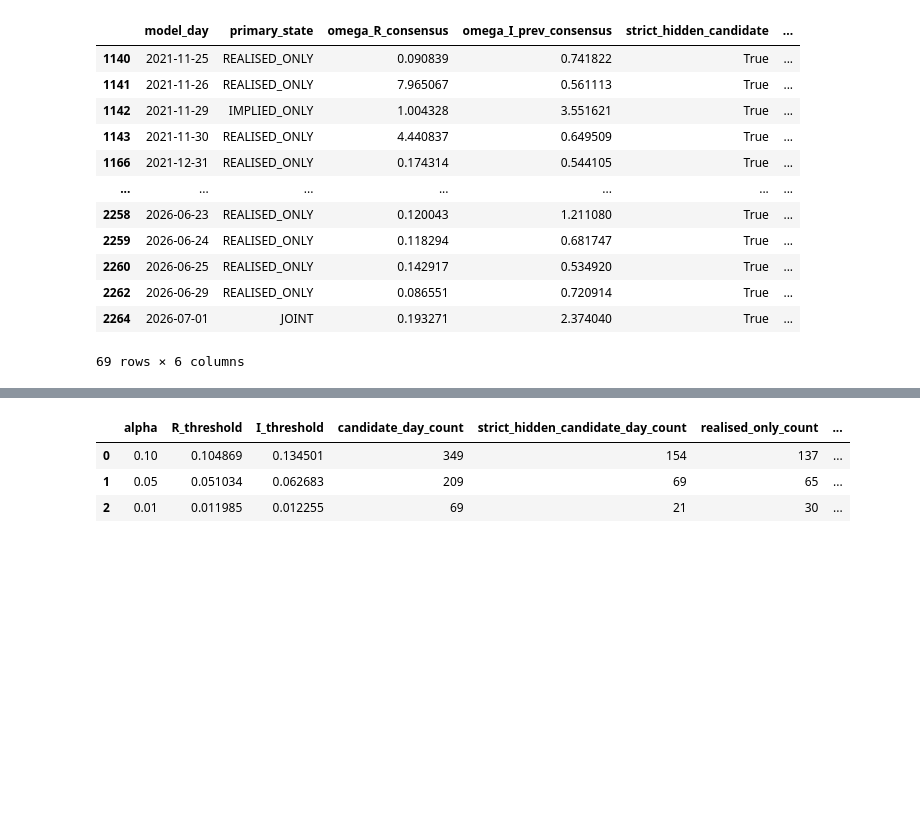
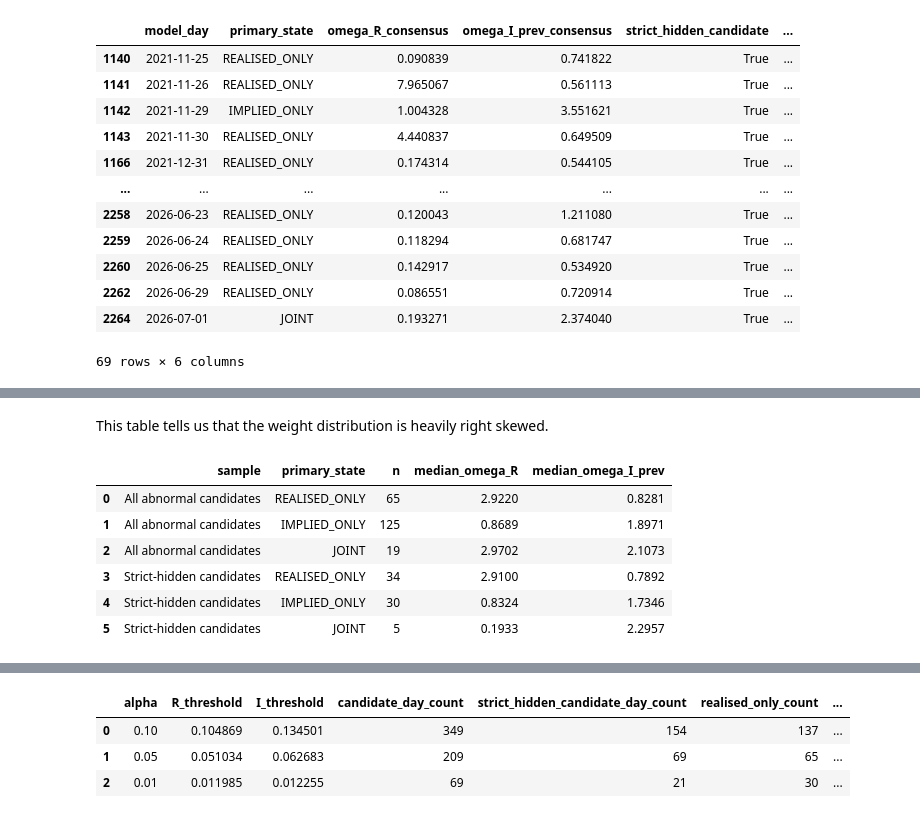
Before and after one commit to JivN24/HSBC-AN-RN, a Jupyter notebook: CODEWORK/Linus' Task Re-Do/21_empirical_hidden_event_discovery_and_signal_synthesis.ipynb, the cells around one changed output, grey strips where cells are left out. Saved outputs shown, nothing was run; the diff lists cells and outputs as text; code cells hidden in the pictures; blank space fills up the shorter version.

```diff
--- a/CODEWORK/Linus' Task Re-Do/21_empirical_hidden_event_discovery_and_signal_synthesis.ipynb
+++ b/CODEWORK/Linus' Task Re-Do/21_empirical_hidden_event_discovery_and_signal_synthesis.ipynb
@@ -304,0 +389,43 @@ display(primary_candidate_days[['model_day','primary_state','omega_R_consensus',
+# %% [markdown]
+This table tells us that the weight distribution is heavily right skewed.
+# %%
+# ------------------------------------------------------------
+# Median response weights by abnormality state
+# ------------------------------------------------------------
+
+state_summary_rows = []
+
+for sample_label, frame in [
+    ("All abnormal candidates", primary_all_candidate_days),
+    ("Strict-hidden candidates", primary_candidate_days),
+]:
+    for state in ["REALISED_ONLY", "IMPLIED_ONLY", "JOINT"]:
+        subset = frame.loc[frame["primary_state"].eq(state)]
+
+        if len(subset) == 0:
+            continue
+
+        state_summary_rows.append({
+            "sample": sample_label,
+            "primary_state": state,
+            "n": len(subset),
+            "median_omega_R": subset["omega_R_consensus"].median(),
+            "median_omega_I_prev": subset["omega_I_prev_consensus"].median(),
+        })
+
+candidate_weight_state_summary = pd.DataFrame(state_summary_rows)
+
+display(
+    candidate_weight_state_summary.round({
+        "median_omega_R": 4,
+        "median_omega_I_prev": 4,
+    })
+)
+# %% [output]
+|  | sample | primary_state | n | median_omega_R | median_omega_I_prev |
+| 0 | All abnormal candidates | REALISED_ONLY | 65 | 2.9220 | 0.8281 |
+| 1 | All abnormal candidates | IMPLIED_ONLY | 125 | 0.8689 | 1.8971 |
+| 2 | All abnormal candidates | JOINT | 19 | 2.9702 | 2.1073 |
+| 3 | Strict-hidden candidates | REALISED_ONLY | 34 | 2.9100 | 0.7892 |
+| 4 | Strict-hidden candidates | IMPLIED_ONLY | 30 | 0.8324 | 1.7346 |
+| 5 | Strict-hidden candidates | JOINT | 5 | 0.1933 | 2.2957 |
```
Also changed, not shown: parts of 13 cells of this notebook, 1 other file.
